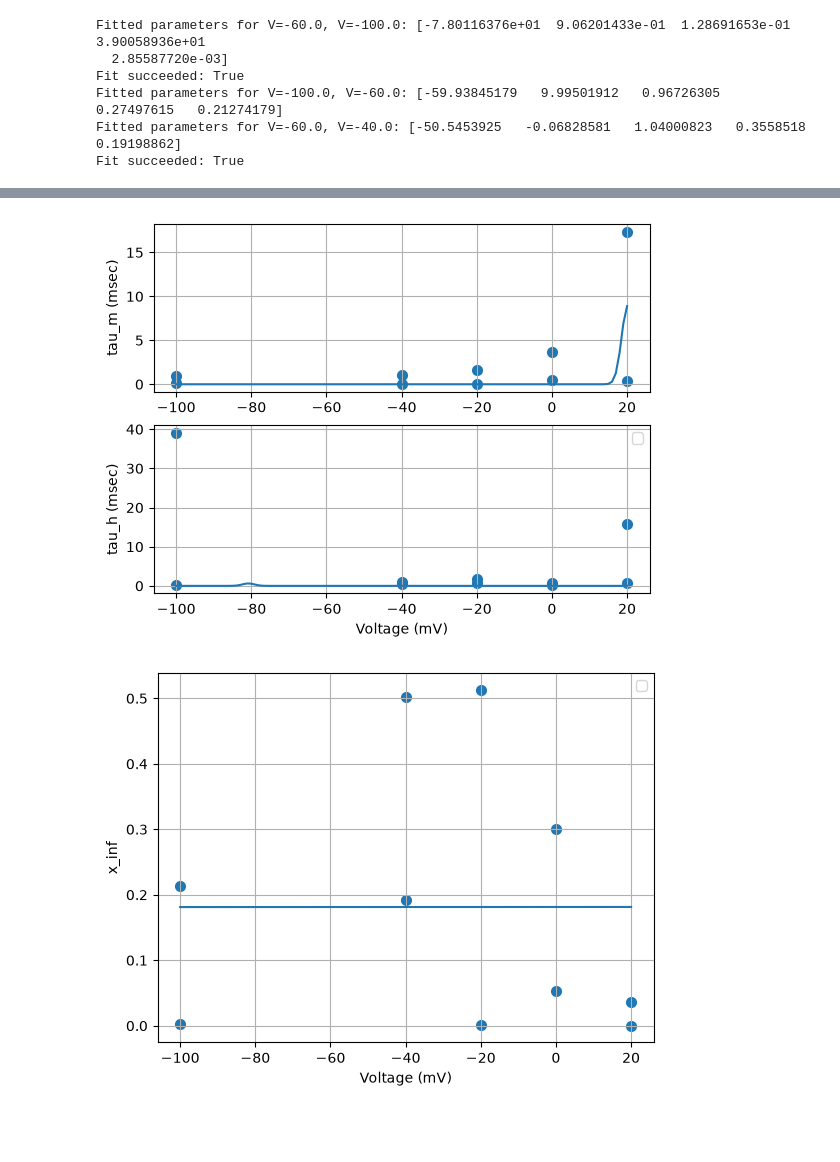
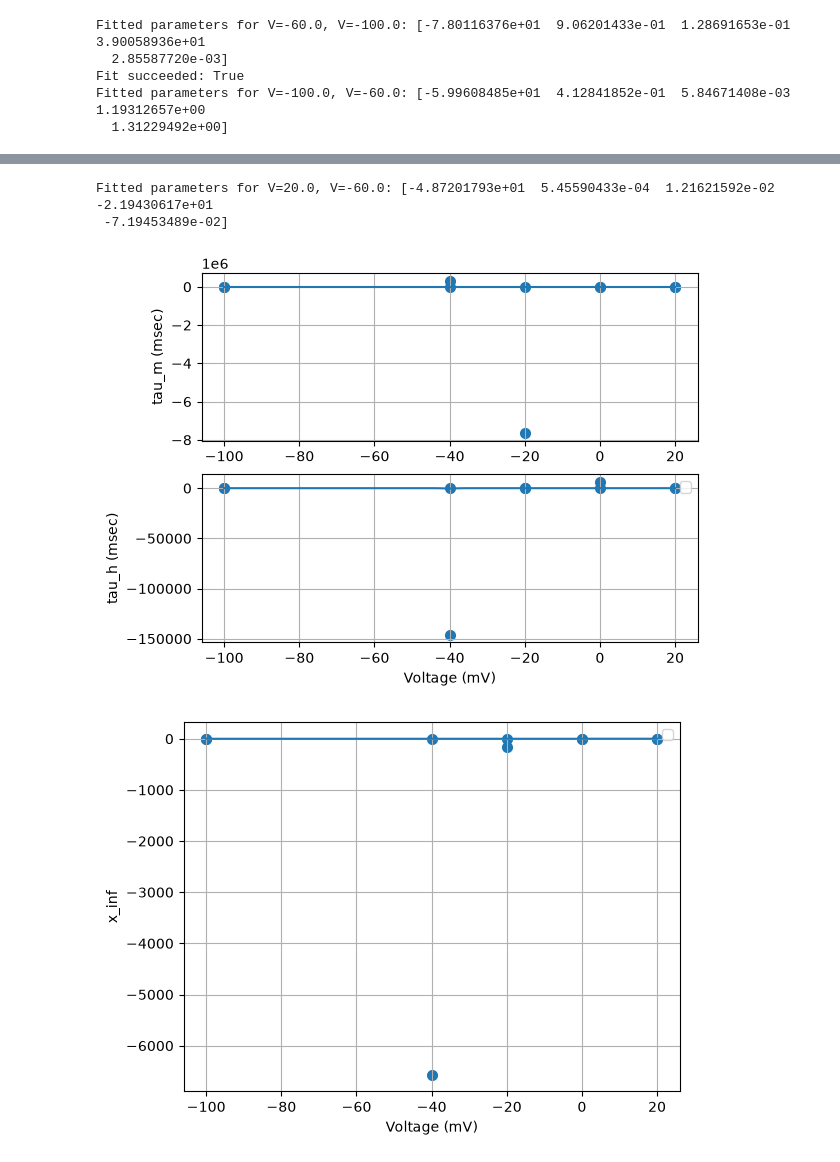
Before and after one commit to Hadrien123/QLS_HodgkinHuxley, a Jupyter notebook: base_code.ipynb, the cells around one changed output, grey strips where cells are left out. Cells and saved outputs as stored; diff of their text form; code cells hidden in the pictures; blank space fills up the shorter version.

```diff
--- a/base_code.ipynb
+++ b/base_code.ipynb
@@ -15,12 +15,12 @@ def gate_model(tau, x_0,x_inf,dt):
     return y
 
 #probably needs to be fixed, we need to make the gates opening dependent on voltage as well somehow
-def get_current(e_r, g_bar, tau_m, tau_h,x_inf, v, t):
+def get_current(e_r, g_bar, tau_m, tau_h,x_inf, v, t,m_0,h_0):
     m = np.zeros(len(v))
     h = np.zeros(len(v))
 
-    m[0] = 0
-    h[0] = 1
+    m[0] = m_0
+    h[0] = h_0
 
     for i in range(1, len(t)):
         dt = t[i] - t[i-1]
@@ -28,11 +28,12 @@ def get_current(e_r, g_bar, tau_m, tau_h,x_inf, v, t):
         m[i] = gate_model(tau_m, m[i-1], x_inf, dt)
         h[i] = gate_model(tau_h, h[i-1], x_inf, dt)
 
-    return g_bar * (v - e_r) * m * h
+    return g_bar * (v - e_r) * m * h,m[-1],h[-1]
 
-def compute_error(params, t, v, test_i):
+def compute_error(params, t, v,m_0,h_0, test_i):
     e_r, g_bar, tau_m, tau_h,x_inf = params
-    return get_current(e_r, g_bar, tau_m, tau_h, x_inf, v, t) - test_i
+    current,m_last,h_last = get_current(e_r, g_bar, tau_m, tau_h, x_inf, v, t,m_0,h_0)
+    return current - test_i
 
 
 def gaussian(scale,center,width,v):
@@ -115,6 +116,8 @@ def run_vclamp_model(folder: str, data: str = "CookLab1UnknownChannelExtra.txt")
     tau_v = []
     list_i = []
     x_inf=[]
+    m_0 = []
+    h_0 = []
     past=1
     for j in range(1,11):
         start = j*100-past
@@ -128,9 +131,14 @@ def run_vclamp_model(folder: str, data: str = "CookLab1UnknownChannelExtra.txt")
         i = np.empty_like(v)
 
         # %% SECTION 3-b: Compute i [to be filled by students]
+        if j == 1:
+            m_0.append(0)
+            h_0.append(1)
+        fit = least_squares(compute_error, args = (t, v,m_0[-1],h_0[-1], test_i), x0 = [-60, 10, 1, 1,0.5])
 
-        fit = least_squares(compute_error, args = (t, v, test_i), x0 = [-60, 10, 1, 1,0.5])
-
+        current,m_last,h_last = get_current(fit.x[0],fit.x[1],fit.x[2],fit.x[3],fit.x[4],v,t,m_0[-1],h_0[-1])
+        m_0.append(m_last)
+        h_0.append(h_last)
 
         print(f"Fitted parameters for V={v[0]}, V={v[-1]}:", fit.x)
         if j%2 == 0:
@@ -145,7 +153,7 @@ def run_vclamp_model(folder: str, data: str = "CookLab1UnknownChannelExtra.txt")
             x_inf.append(fit.x[4])
             print("Fit succeeded:", fit.success)
 
-            i = get_current(*fit.x, v, t)
+            i,m_last,h_last = get_current(*fit.x, v, t,m_0[-1],h_0[-1])
         list_i+=list(i)
 
     plot_taus(tau_v,tau_m,tau_h)
@@ -187,6 +195,5 @@ fitted = run_vclamp_model(os.getcwd())
 Fitted parameters for V=-60.0, V=-100.0: [-7.80116376e+01  9.06201433e-01  1.28691653e-01  3.90058936e+01
   2.85587720e-03]
 Fit succeeded: True
-Fitted parameters for V=-100.0, V=-60.0: [-59.93845179   9.99501912   0.96726305   0.27497615   0.21274179]
-Fitted parameters for V=-60.0, V=-40.0: [-50.5453925   -0.06828581   1.04000823   0.3558518    0.19198862]
-Fit succeeded: True
+Fitted parameters for V=-100.0, V=-60.0: [-5.99608485e+01  4.12841852e-01  5.84671408e-03  1.19312657e+00
+  1.31229492e+00]
@@ -210,2 +218,4 @@ Fitted parameters for V=20.0, V=-60.0: [-5.81806615e+01  8.93293130e+00  1.73780
+Fitted parameters for V=20.0, V=-60.0: [-4.87201793e+01  5.45590433e-04  1.21621592e-02 -2.19430617e+01
+ -7.19453489e-02]
-[figure, old version]
+[figure, new version]
-[figure, old version]
+[figure, new version]
```
Also changed, not shown: parts of 2 cells of this notebook.
